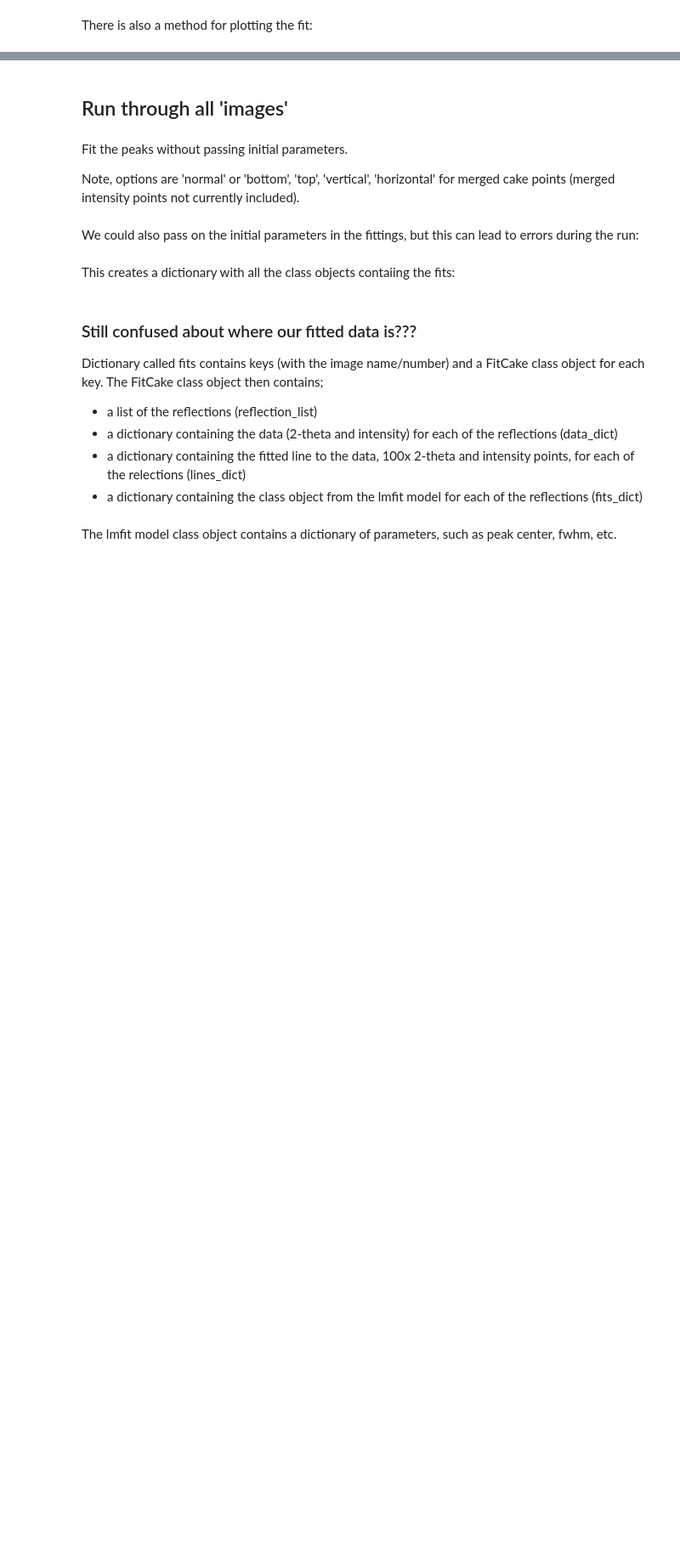
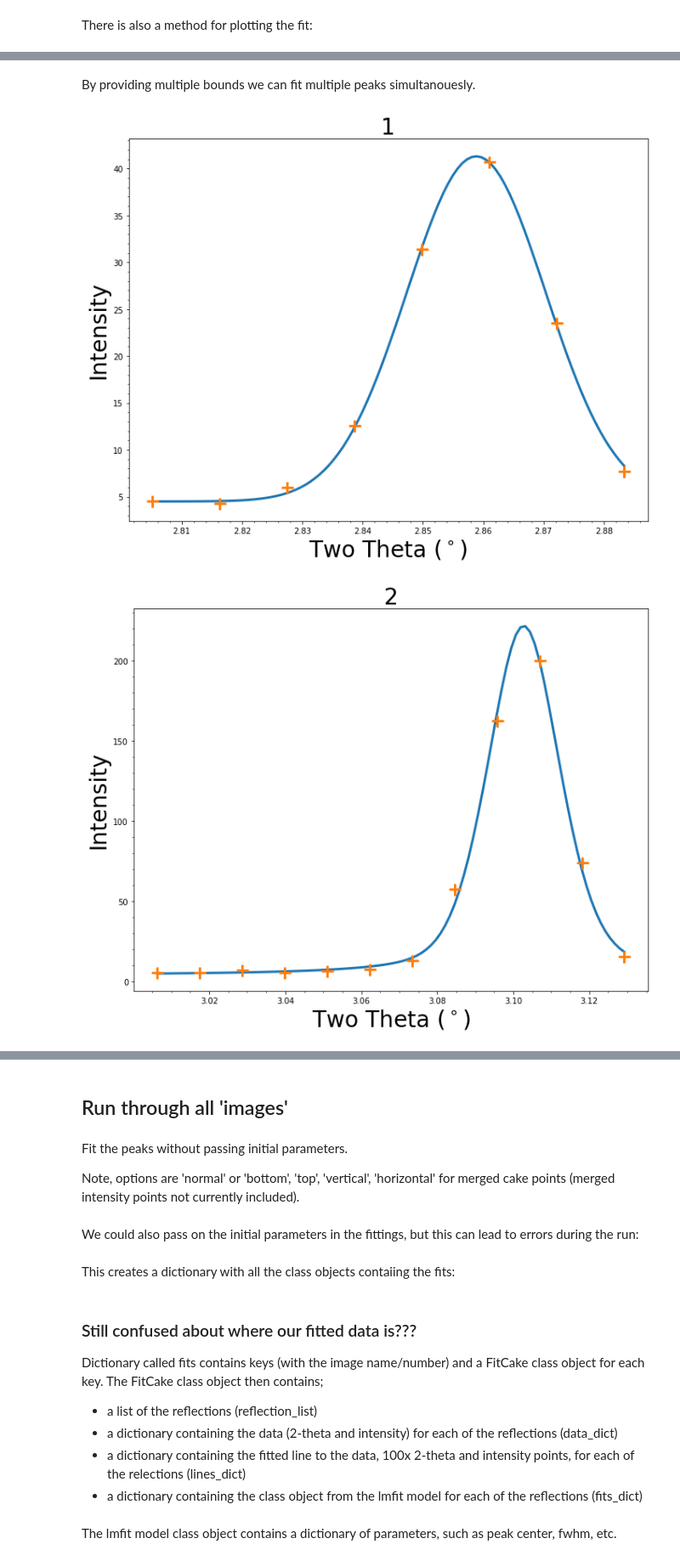
Before and after one commit to LightForm-group/xrdfit, a Jupyter notebook: example_analysis_workflow.ipynb, the cells around one changed output, grey strips where cells are left out. Shown: that part at 85% size. Drawn from its saved outputs; the diff is of its cells as text; code cells hidden in the pictures; blank space fills up the shorter version.

```diff
--- a/example_analysis_workflow.ipynb
+++ b/example_analysis_workflow.ipynb
@@ -145,0 +125,13 @@ image_1.plot_fit('(11-20)')
+# %% [markdown]
+By providing multiple bounds we can fit multiple peaks simultanouesly.
+# %%
+peak_bounds = [(2.8, 2.9), (3.0, 3.15), (3.15, 3.3), (4.1, 4.3)]
+peak_labels = ['1', '2', '3', '4']
+image_1.fit_peaks(peak_labels, peak_bounds)
+image_1.plot_fit('1')
+image_1.plot_fit('2')
+image_1.plot_fit('3')
+image_1.plot_fit('4')
+# %% [output]
+[figure, added]
+[figure, added]
```
Also changed, not shown: parts of 58 cells of this notebook, 1 other file.
